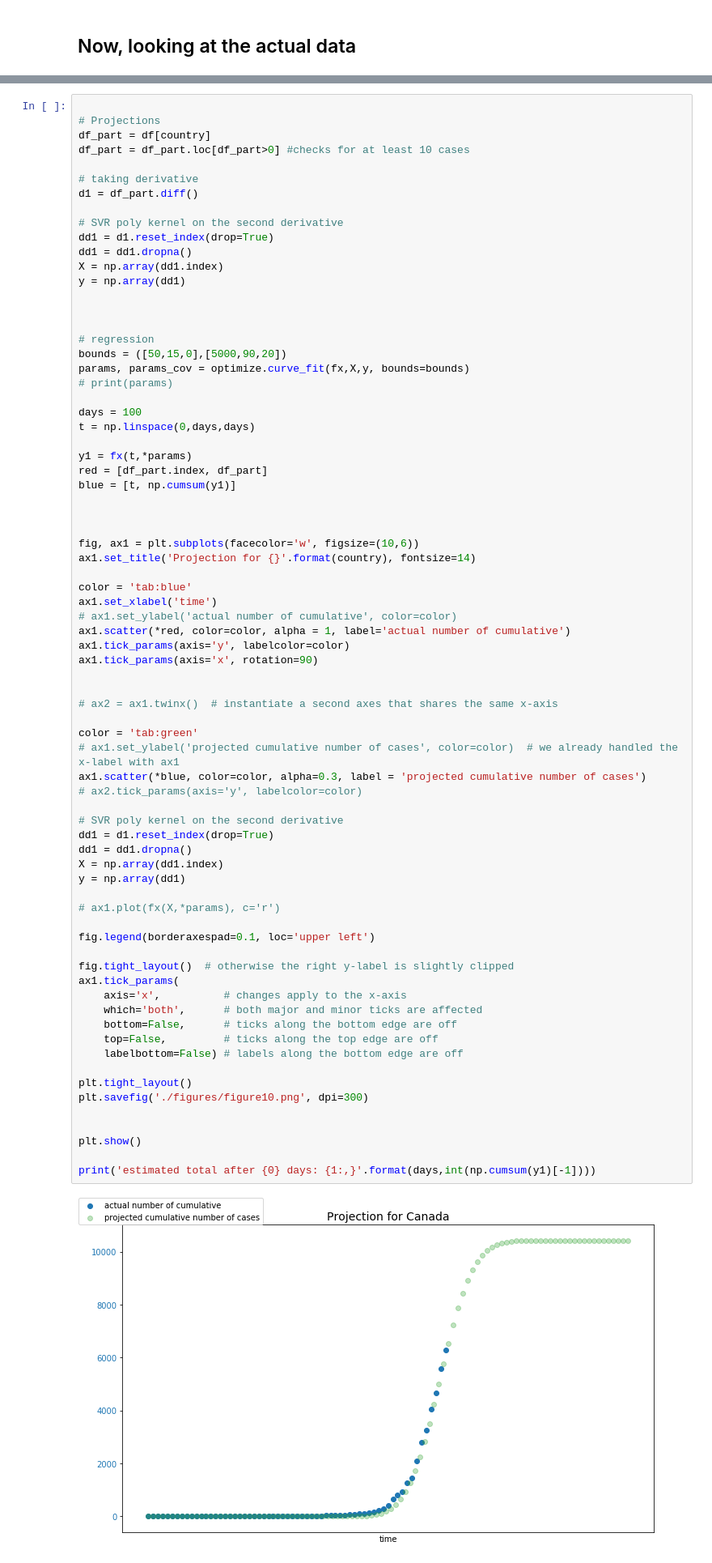
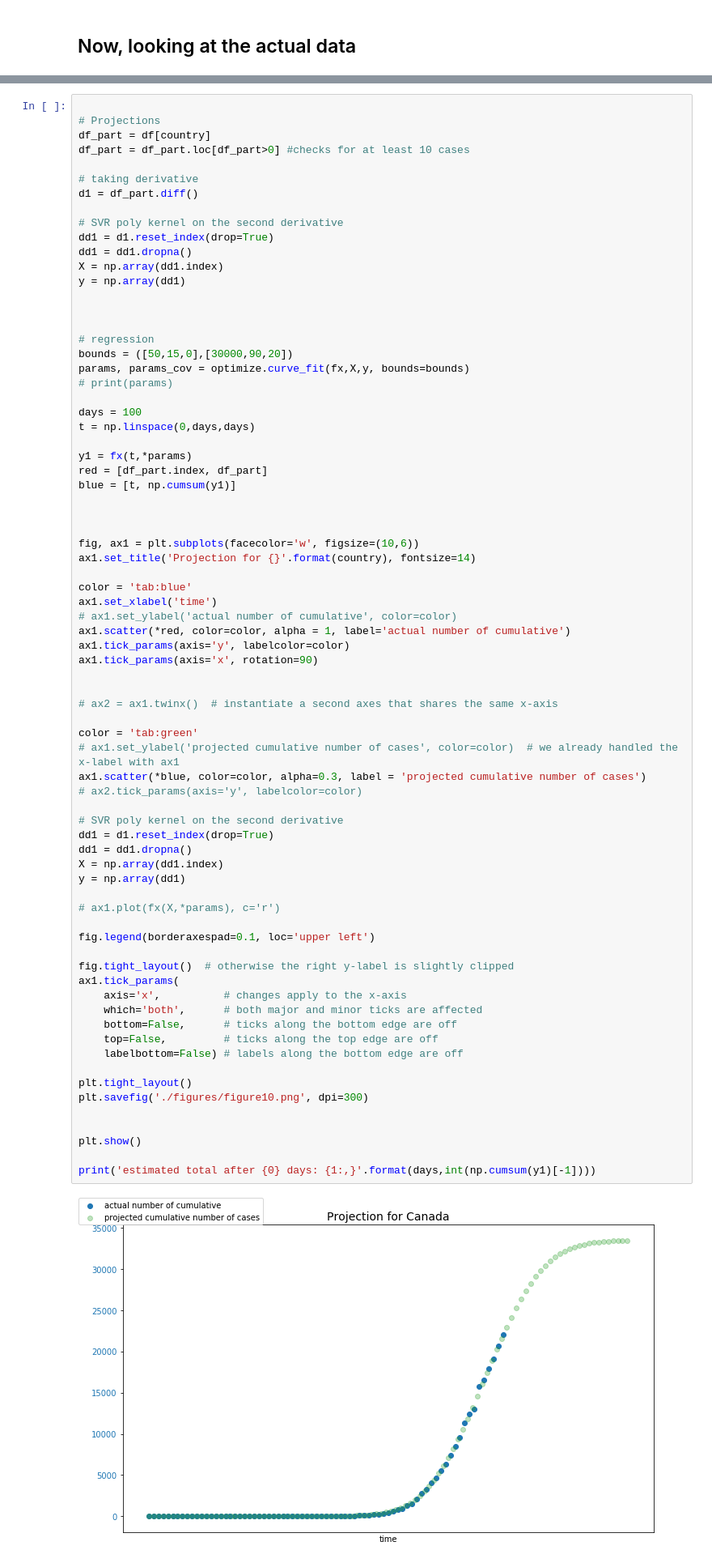
Before and after one commit to ericphamhung/covid-19, a Jupyter notebook: Main-ncov.ipynb, the cells around one changed output, grey strips where cells are left out. Shown at 81% size. Drawn from its saved outputs; the diff is of its cells as text.

```diff
--- a/Main-ncov.ipynb
+++ b/Main-ncov.ipynb
@@ -561,7 +570,7 @@ y = np.array(dd1)
 
 
 # regression
-bounds = ([50,15,0],[5000,90,20])
+bounds = ([50,15,0],[30000,90,20])
 params, params_cov = optimize.curve_fit(fx,X,y, bounds=bounds)
 # print(params)
 
@@ -591,31 +600,31 @@ color = 'tab:green'
 # ax1.set_ylabel('projected cumulative number of cases', color=color)  # we already handled the x-label with ax1
 ax1.scatter(*blue, color=color, alpha=0.3, label = 'projected cumulative number of cases')
 # ax2.tick_params(axis='y', labelcolor=color)
 
 # SVR poly kernel on the second derivative
 dd1 = d1.reset_index(drop=True)
 dd1 = dd1.dropna()
 X = np.array(dd1.index)
 y = np.array(dd1)
 
 # ax1.plot(fx(X,*params), c='r')
 
 fig.legend(borderaxespad=0.1, loc='upper left')
 
 fig.tight_layout()  # otherwise the right y-label is slightly clipped
 ax1.tick_params(
     axis='x',          # changes apply to the x-axis
     which='both',      # both major and minor ticks are affected
     bottom=False,      # ticks along the bottom edge are off
     top=False,         # ticks along the top edge are off
     labelbottom=False) # labels along the bottom edge are off
 
 plt.tight_layout()
 plt.savefig('./figures/figure10.png', dpi=300)
 
 
 plt.show()
 
 print('estimated total after {0} days: {1:,}'.format(days,int(np.cumsum(y1)[-1])))
 # %% [output]
-[figure, old version]
+[figure, new version]
```
Also changed, not shown: parts of 9 cells of this notebook, 35 other files.
